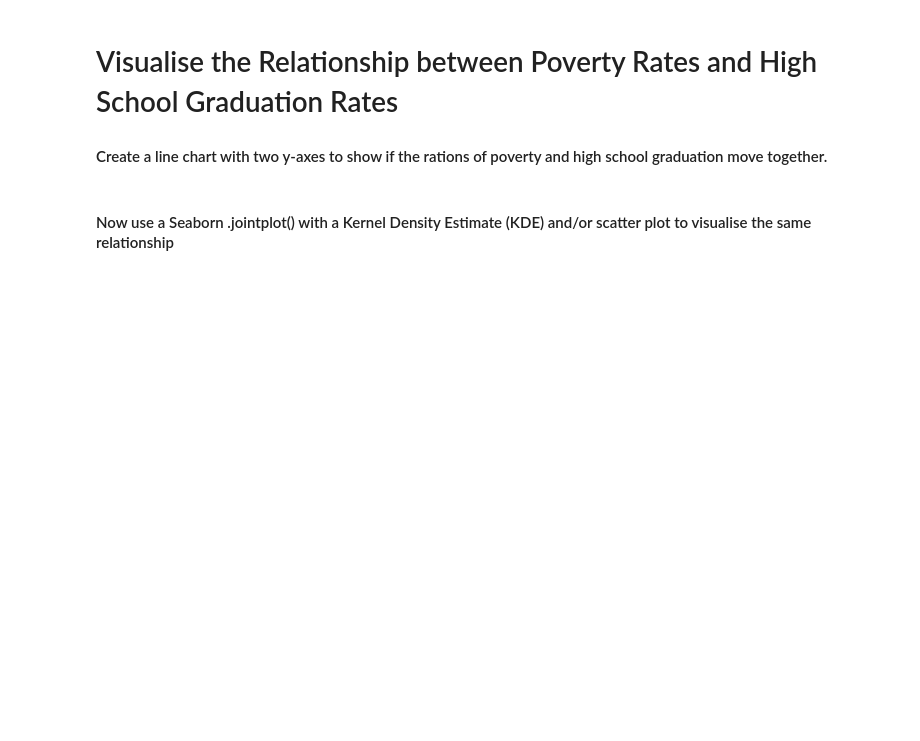
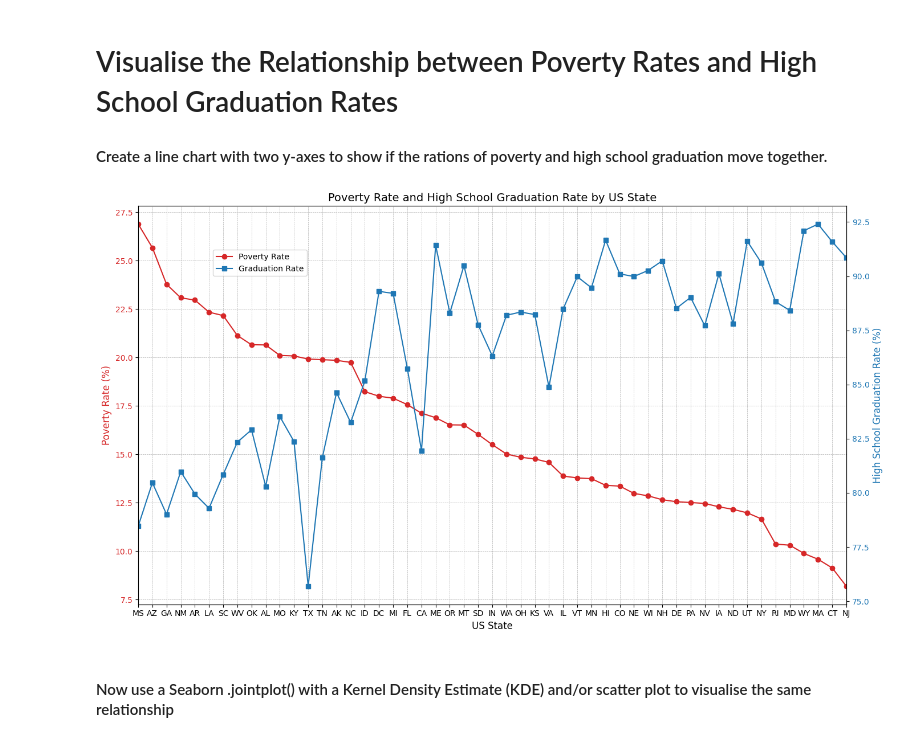
Before and after one commit to chrisZerv/Analyse-Deaths-involving-Police-in-the-United-States, a Jupyter notebook: Fatal_Force.ipynb, the cells around one changed output. Saved outputs shown, nothing was run; the diff lists cells and outputs as text; code cells hidden in the pictures; blank space fills up the shorter version.

```diff
--- a/Fatal_Force.ipynb
+++ b/Fatal_Force.ipynb
@@ -264,5 +264,50 @@ The state with the highest high school graduation rate is MA with a rate of 92.4
 # Visualise the Relationship between Poverty Rates and High School Graduation Rates
 
 #### Create a line chart with two y-axes to show if the rations of poverty and high school graduation move together.
+# %%
+merged_data = pd.merge(
+    poverty_by_state_sorted,
+    hs_graduation_by_state_sorted,
+    on='Geographic Area',
+    how='inner'
+)
+# %%
+# Plotting the data using matplotlib for a dual-axis line chart
+fig, ax1 = plt.subplots(figsize=(14, 8))
+
+# First line plot for poverty rate (left y-axis)
+ax1.set_xlabel('US State', fontsize=12)
+ax1.set_ylabel('Poverty Rate (%)', color='tab:red', fontsize=12)
+ax1.plot(merged_data['Geographic Area'], merged_data['poverty_rate'], color='tab:red', label='Poverty Rate', marker='o')
+ax1.tick_params(axis='y', labelcolor='tab:red')
+
+# Create a second y-axis for high school graduation rate
+ax2 = ax1.twinx()
+ax2.set_ylabel('High School Graduation Rate (%)', color='tab:blue', fontsize=12)
+ax2.plot(merged_data['Geographic Area'], merged_data['percent_completed_hs'], color='tab:blue', label='Graduation Rate', marker='s')
+ax2.tick_params(axis='y', labelcolor='tab:blue')
+
+
+
+# Add title and improve layout
+plt.title('Poverty Rate and High School Graduation Rate by US State', fontsize=14)
+fig.tight_layout()
+
+# Rotate x-axis labels for better visibility and spacing
+plt.xticks(rotation=45, ha='right', fontsize=10)
+
+# Add gridlines for better readability
+ax1.grid(True, which='both', axis='both', linestyle='--', linewidth=0.5)
+
+# Set xlim
+ax1.set_xlim(merged_data.index[0], merged_data.index[-1])
+
+# Add a legend
+fig.legend(loc="upper left", bbox_to_anchor=(0.1,0.9), bbox_transform=ax1.transAxes)
+
+# Show the plot
+plt.show()
+# %% [output]
+[figure, added]
 # %% [markdown]
 #### Now use a Seaborn .jointplot() with a Kernel Density Estimate (KDE) and/or scatter plot to visualise the same relationship
```
Also changed, not shown: parts of 30 cells of this notebook.
